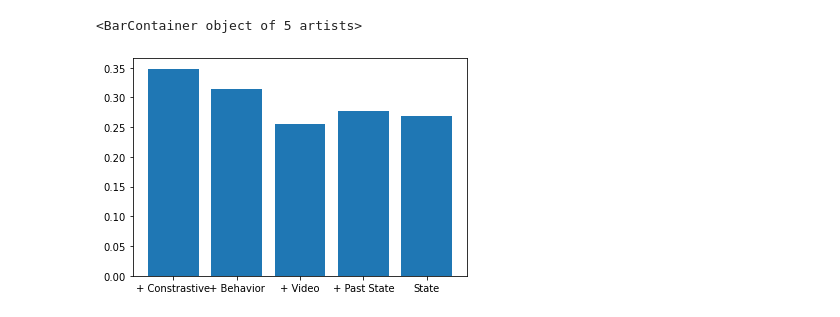
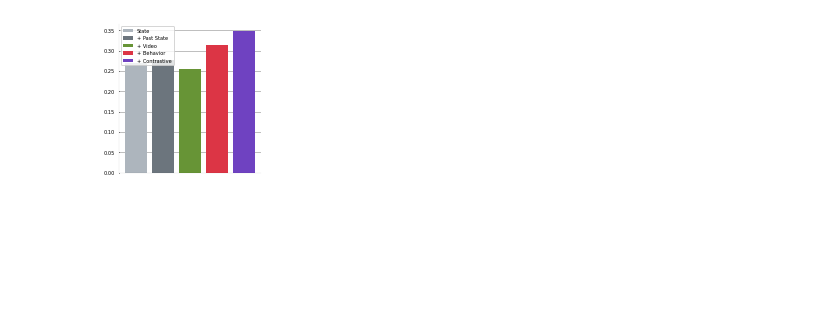
Before and after one commit to a-antoniades/neuroformer_, a Jupyter notebook: experiment_results.ipynb, the cells around one changed output. Drawn from its saved outputs; the diff is of its cells as text; code cells hidden in the pictures; blank space fills up the shorter version.

Commit message:
Visnav notebooks and results

```diff
--- a/experiment_results.ipynb
+++ b/experiment_results.ipynb
@@ -8,14 +8,0 @@ import glob
-# %%
-expirement_pth = "./models/tensorboard/visnav_lateral/behavior_pred_exp/classification/ablations_1"
-model_dirs = list(pathlib.Path(expirement_pth).glob('*'))
-
-file_paths = []
-for model_dir in model_dirs:
-    file_paths += list(model_dir.glob('**/*.json'))
-# open json files
-json_files = []
-for file_path in file_paths:
-    with open(file_path, 'r') as f:
-        json_files.append(json.load(f))
-
-model_names = list(reversed(["State", "+ Past State", "+ Video", "+ Behavior", "+ Constrastive"]))
@@ -36,5 +9,51 @@ files
-# %%
-plt.bar(model_names, [json_file['F1'] for json_file in json_files])
-# %% [output]
-<BarContainer object of 5 artists>
-[figure, removed]
+# %%
+from neuroformer.visualize import set_research_params
+set_research_params()
+
+# experiment_pth = "./models/tensorboard/visnav_lateral/behavior_pred_exp/classification/ablations_1"
+experiment_pth = "./models/tensorboard/visnav_medial/behavior_pred_exp/classification/1"
+model_dirs = list(pathlib.Path(experiment_pth).glob('*'))
+
+
+plt.figure(figsize=(2.5, 2.5))
+file_paths = []
+for model_dir in model_dirs:
+    file_paths += list(model_dir.glob('**/scores__top_p0_.json'))
+# open json files
+json_files = []
+for file_path in file_paths:
+    with open(file_path, 'r') as f:
+        json_files.append(json.load(f))
+
+# model_names = list(["State", "+ Past State", "+ Video", "+ Behavior", "+ Constrastive"])
+model_names = ["State", "+ Past State", "+ Video", "+ Behavior", "+ Contrastive"]
+model_colors = ["#adb5bd", "#6c757d", "#679436", "#dc3545", "#6f42c1"]
+f1_results = [json_file['F1'] for json_file in json_files]
+
+# save to json inside experiment folder
+with open(os.path.join(experiment_pth, 'f1_results.json'), 'w') as f:
+    json.dump(f1_results, f)
+
+f1_results = [json_file['F1'] for json_file in json_files]
+# save results to csv
+df = pd.DataFrame({'model': model_names, 'f1': f1_results})
+df.to_csv(os.path.join(experiment_pth, 'f1_results.csv'), index=False)
+bars = plt.bar(model_names, f1_results, color=model_colors)
+# add legend inside the bar plot
+plt.legend(bars, model_names, loc='upper left')
+plt.tight_layout()
+
+# turn of x ticks
+plt.xticks([])
+plt.grid()
+# keep grid behind the bars
+plt.gca().set_axisbelow(True)
+
+# turn off top and left axis
+plt.gca().spines['top'].set_visible(False)
+plt.gca().spines['right'].set_visible(False)
+
+# save_path
+plt.savefig(os.path.join(experiment_pth, 'f1_results.pdf'), dpi=300, bbox_inches='tight')
+# %% [output]
+[figure, added]
```
Also changed, not shown: parts of 5 cells of this notebook, 8 other files.
